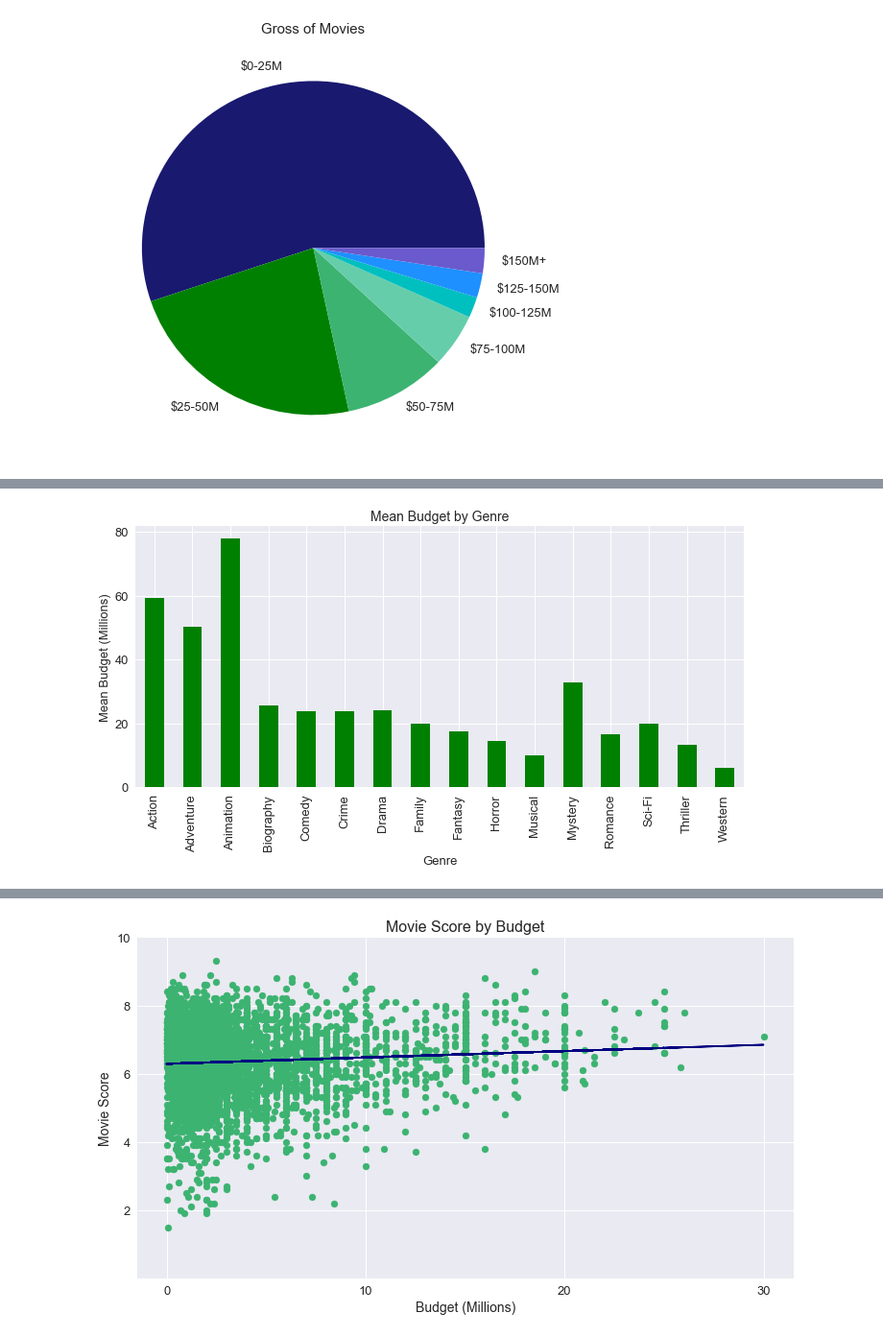
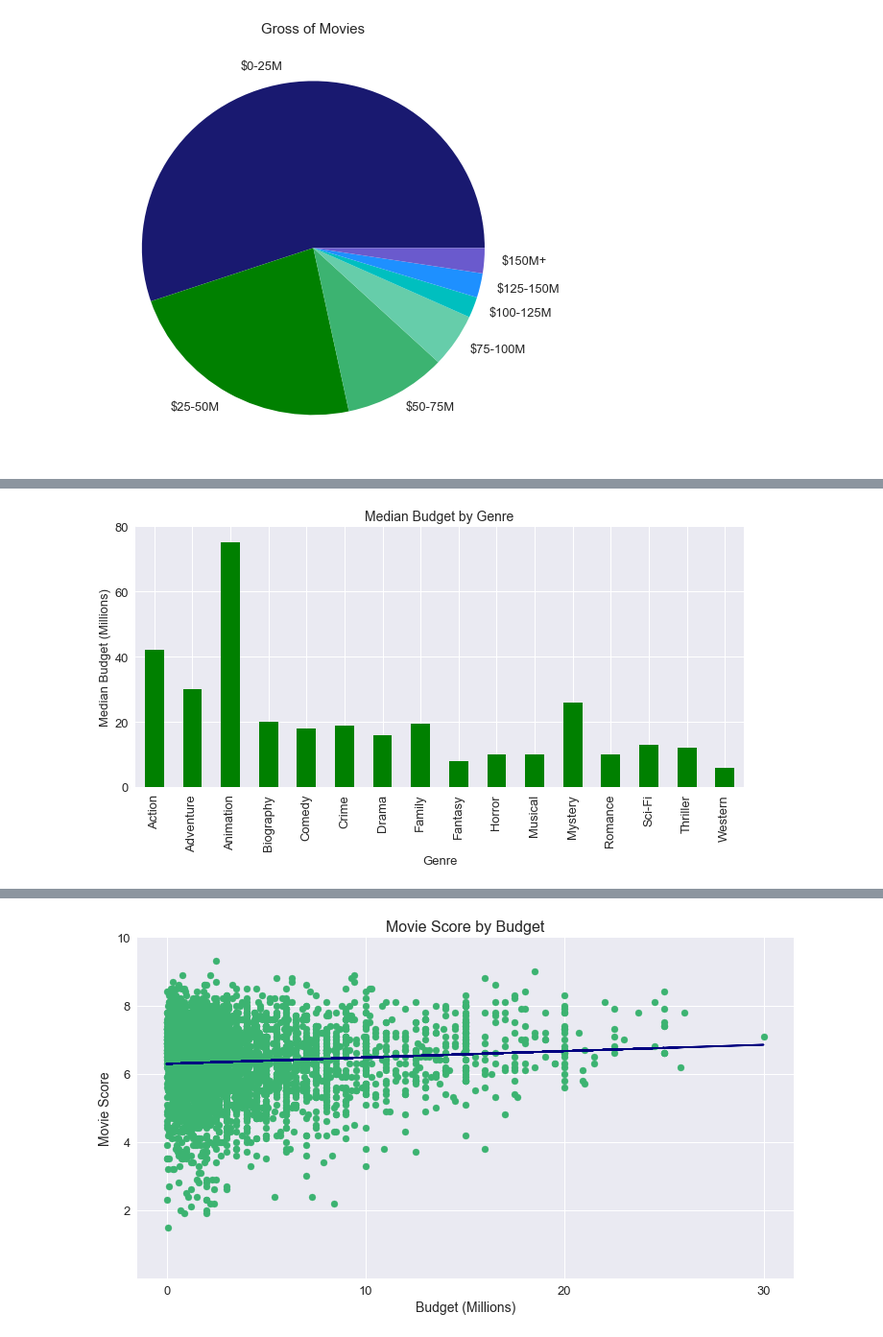
Before and after one commit to Toddizmo/Thinkful, a Jupyter notebook: Olsen_Todd_Capstone.ipynb, the cells around one changed output, grey strips where cells are left out. Shown at 96% size. Saved outputs shown, nothing was run; the diff lists cells and outputs as text; code cells hidden in the pictures.

```diff
--- a/Olsen_Todd_Capstone.ipynb
+++ b/Olsen_Todd_Capstone.ipynb
@@ -81,15 +85,15 @@ You can see from the pie chart that more than half of movie have a budget less t
 # %%
 #genre/score
 plt.figure(figsize=(25,5))
 plt.subplot(1, 2, 1)
-df_budget.groupby('genre').budget.mean().plot(kind = "bar", color = 'green')
+df_budget.groupby('genre').budget.median().plot(kind = "bar", color = 'green')
 plt.xlabel('Genre', fontsize=13)
-plt.ylabel('Mean Budget (Millions)', fontsize=13)
-plt.title('Mean Budget by Genre', fontsize=14)
+plt.ylabel('Median Budget (Millions)', fontsize=13)
+plt.title('Median Budget by Genre', fontsize=14)
 tick_val = [0, 20000000, 40000000, 60000000, 80000000]
 tick_lab = ['0','20', '40', '60', '80']
 plt.yticks(tick_val, tick_lab)
 plt.xticks(rotation=90)
 plt.show()
 # %% [output]
-[figure, old version]
+[figure, new version]
```
Also changed, not shown: parts of 21 cells of this notebook.
